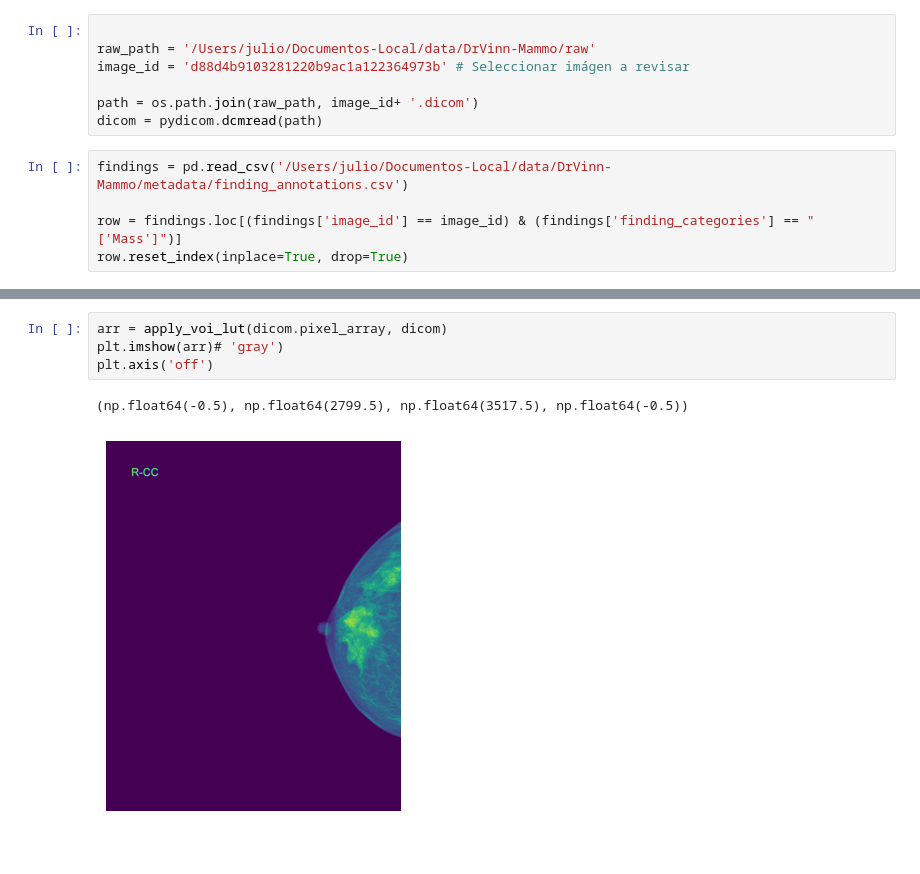
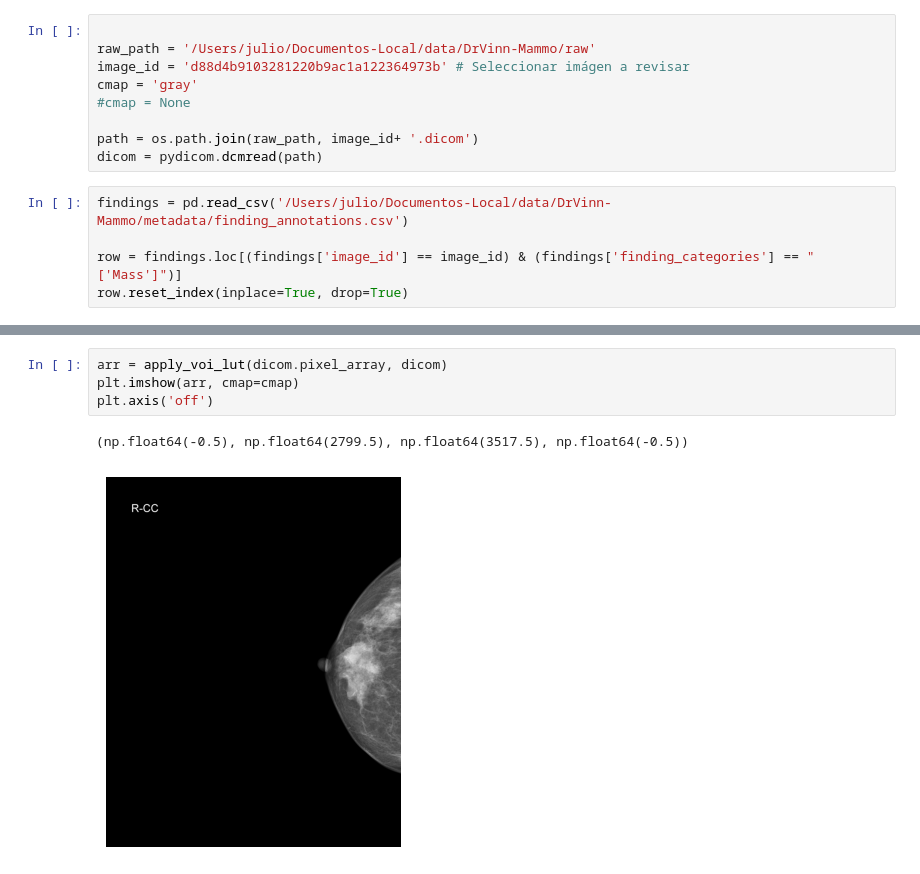
Before and after one commit to Julio-MS/pmm-falp, a Jupyter notebook: Dicom_view.ipynb, the cells around one changed output, grey strips where cells are left out. Saved outputs shown, nothing was run; the diff lists cells and outputs as text.

Commit message:
Opción para modificar el cmap

```diff
--- a/Dicom_view.ipynb
+++ b/Dicom_view.ipynb
@@ -9,6 +9,8 @@ import pandas as pd
 
 raw_path = '/Users/julio/Documentos-Local/data/DrVinn-Mammo/raw'
 image_id = 'd88d4b9103281220b9ac1a122364973b' # Seleccionar imágen a revisar
+cmap = 'gray'
+#cmap = None
 
 path = os.path.join(raw_path, image_id+ '.dicom')
 dicom = pydicom.dcmread(path)
@@ -58,7 +60,7 @@ plt.show()
 # %%
 arr = apply_voi_lut(dicom.pixel_array, dicom)
-plt.imshow(arr)# 'gray')
+plt.imshow(arr, cmap=cmap)
 plt.axis('off')
 # %% [output]
 (np.float64(-0.5), np.float64(2799.5), np.float64(3517.5), np.float64(-0.5))
-[figure, old version]
+[figure, new version]
```
Also changed, not shown: parts of 1 cell of this notebook.
